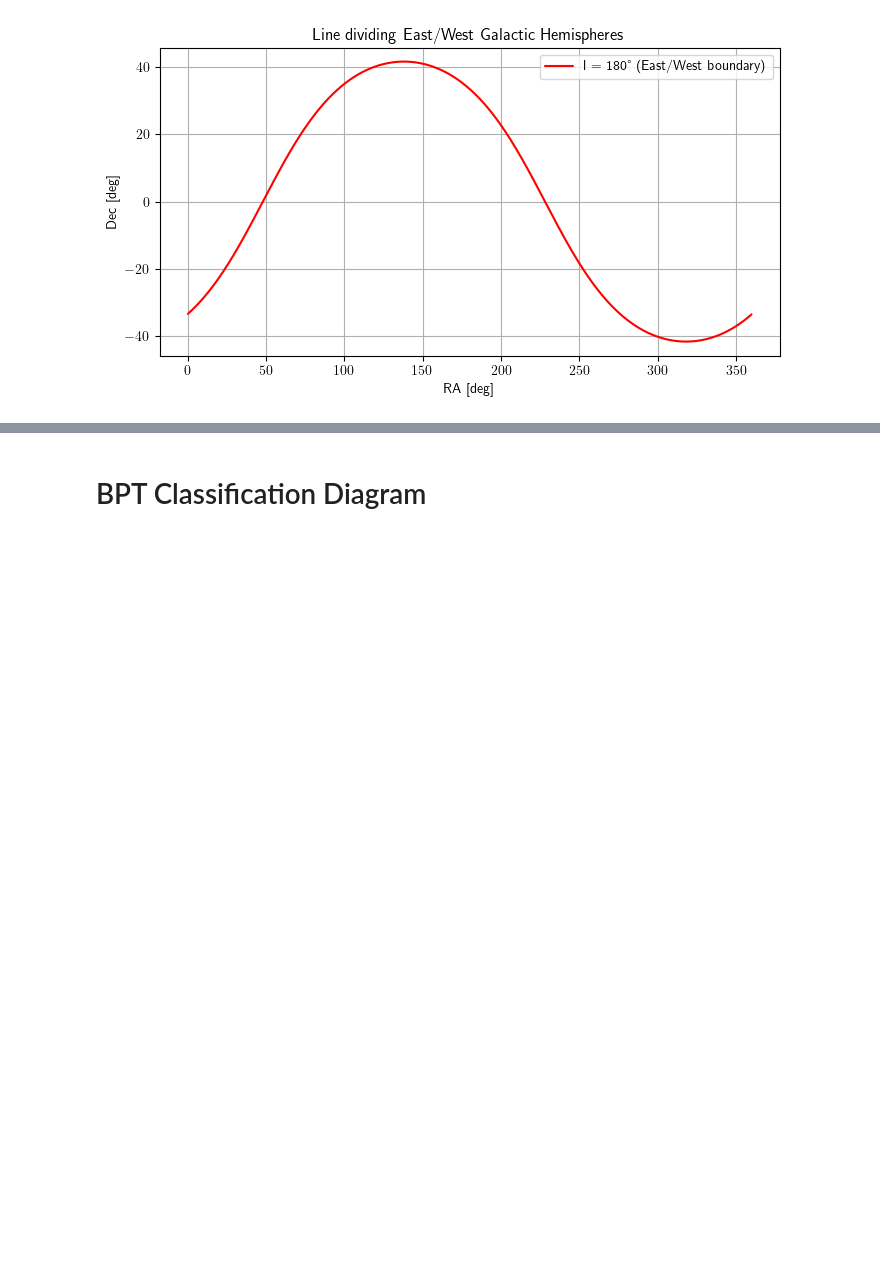
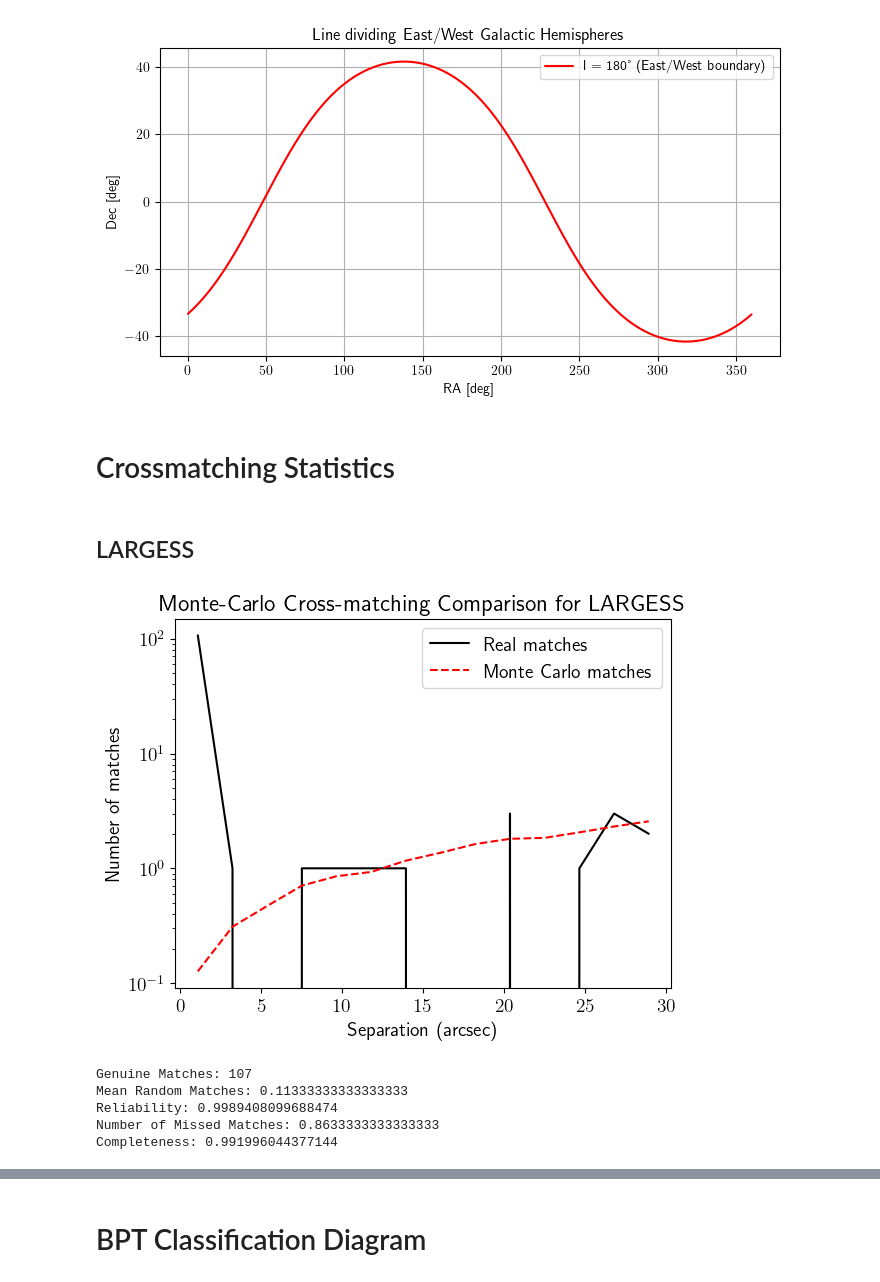
Before and after one commit to mspan4/sami_tools_smc_mspa4681, a Jupyter notebook: Code/thesis_plots.ipynb, the cells around one changed output, grey strips where cells are left out. Drawn from its saved outputs; the diff is of its cells as text; code cells hidden in the pictures; blank space fills up the shorter version.

```diff
--- a/Code/thesis_plots.ipynb
+++ b/Code/thesis_plots.ipynb
@@ -490,3 +490,25 @@ plt.legend()
 plt.show()
 # %% [output]
 [figure]
+# %% [markdown]
+# Crossmatching Statistics
+# %% [markdown]
+## LARGESS
+# %%
+refresh_module()
+
+# all_fctns.get_fits_table_SAMI_target_regions_cutout(Source_dir + "Catalogues\\", "LARGESS.fits", col_names=('RAdeg', 'DEdeg'), overwrite=True)
+
+all_random_separations, real_separations = all_fctns.get_monte_carlo_separation_plot(Source_dir+"Catalogues\\", "LARGESS.fits", crossmatching_colnames=('RAdeg', 'DEdeg'),
+                                                                                         nbins=15, max_shifts=(0.1,0.01), n_trials=300)
+plt.yscale('log')
+plt.show()
+
+all_fctns.get_montecarlo_statistics(all_random_separations, real_separations, matching_sep=2, intercept_point=7.5)
+# %% [output]
+[figure, added]
+Genuine Matches: 107
+Mean Random Matches: 0.11333333333333333
+Reliability: 0.9989408099688474
+Number of Missed Matches: 0.8633333333333333
+Completeness: 0.991996044377144
```
Also changed, not shown: parts of 7 cells of this notebook, 5 other files.
